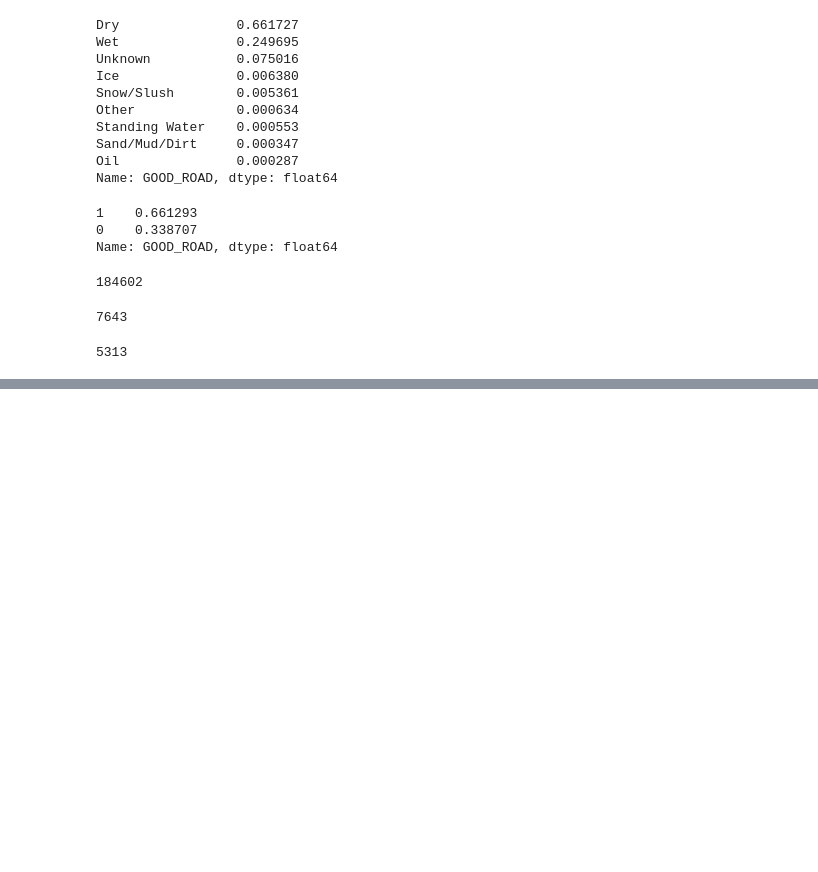
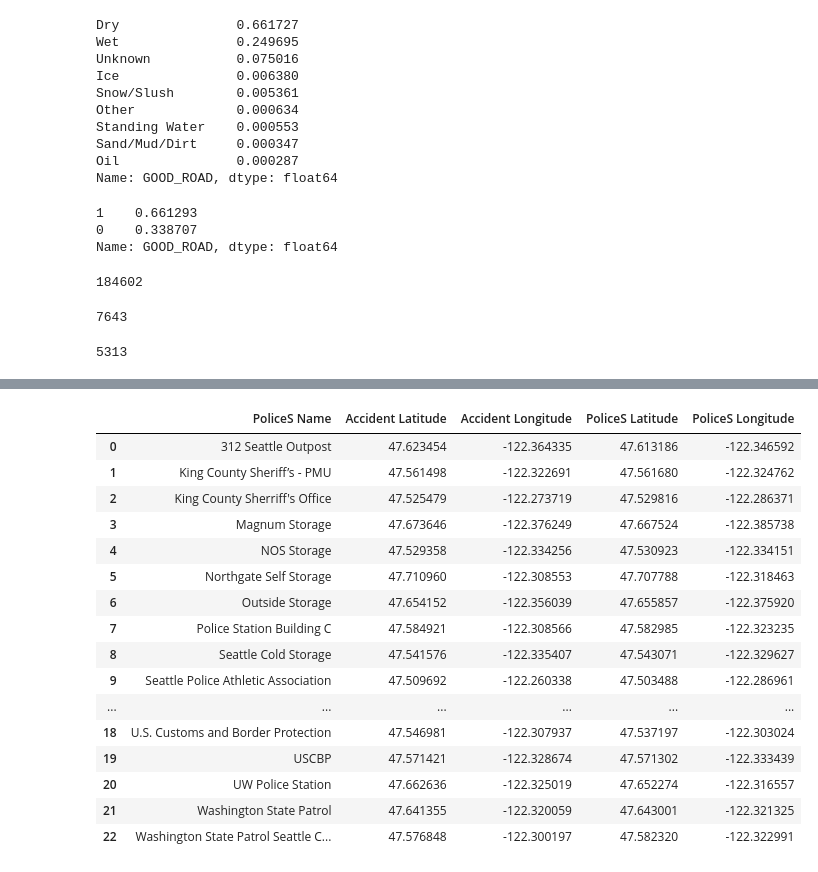
Before and after one commit to scovron/Coursera_Capstone, a Jupyter notebook: NB - Characteristics of car accidents.ipynb, the cells around one changed output, grey strips where cells are left out. Drawn from its saved outputs; the diff is of its cells as text; code cells hidden in the pictures; blank space fills up the shorter version.

```diff
--- a/NB - Characteristics of car accidents.ipynb
+++ b/NB - Characteristics of car accidents.ipynb
@@ -285,0 +321,7 @@ def getNearbyEmergencies(names, latitudes, longitudes, radius=2000):
+# %%
+len(nearby_em)
+
+nearby_em_gruoped = nearby_em.groupby(['Emergency Name']).mean().reset_index()
+nearby_em_gruoped
+
+#List of an nearby Emergency Stations which needs to be prepared for casaulties during the night and bad weather conditions
@@ -285,0 +343,18 @@ def getNearbyEmergencies(names, latitudes, longitudes, radius=2000):
+# %%
+
+latitude_x = 47.54
+longitude_y = -122.32
+map_Seattle = folium.Map(location=[latitude_x, longitude_y], zoom_start=10)
+
+for lat, lng in zip(nearby_em_gruoped['Emergency Latitude'], nearby_em_gruoped['Emergency Longitude']):
+    folium.CircleMarker(
+        [lat, lng],
+        radius=25,
+        popup=None,
+        color='green',
+        fill=True,
+        fill_color='#3186cc',
+        fill_opacity=0.7,
+        parse_html=False).add_to(map_Seattle)
+
+map_Seattle
@@ -286,3 +401,31 @@ def getNearbyEmergencies(names, latitudes, longitudes, radius=2000):
+# %%
+# Getting the nearby police stations which needs to be prepared in case of night and bad weather conditions
+nearby_plc_night_bw = getNearbyPoliceStations()
+# %%
+len(nearby_plc_night_bw)
+
+nearby_plc_night_bw_gruoped = nearby_plc_night_bw.groupby(['PoliceS Name']).mean().reset_index()
+nearby_plc_night_bw_gruoped
+
+#List of an nearby Police Stations which needs to be prepared for casaulties during the night and bad weather conditions
+# %% [output]
+|  | PoliceS Name | Accident Latitude | Accident Longitude | PoliceS Latitude | PoliceS Longitude |
+| 0 | 312 Seattle Outpost | 47.623454 | -122.364335 | 47.613186 | -122.346592 |
+| 1 | King County Sheriff’s - PMU | 47.561498 | -122.322691 | 47.561680 | -122.324762 |
+| 2 | King County Sherriff's Office | 47.525479 | -122.273719 | 47.529816 | -122.286371 |
+| 3 | Magnum Storage | 47.673646 | -122.376249 | 47.667524 | -122.385738 |
+| 4 | NOS Storage | 47.529358 | -122.334256 | 47.530923 | -122.334151 |
+| 5 | Northgate Self Storage | 47.710960 | -122.308553 | 47.707788 | -122.318463 |
+| 6 | Outside Storage | 47.654152 | -122.356039 | 47.655857 | -122.375920 |
+| 7 | Police Station Building C | 47.584921 | -122.308566 | 47.582985 | -122.323235 |
+| 8 | Seattle Cold Storage | 47.541576 | -122.335407 | 47.543071 | -122.329627 |
+| 9 | Seattle Police Athletic Association | 47.509692 | -122.260338 | 47.503488 | -122.286961 |
+| ... | ... | ... | ... | ... | ... |
+| 18 | U.S. Customs and Border Protection | 47.546981 | -122.307937 | 47.537197 | -122.303024 |
+| 19 | USCBP | 47.571421 | -122.328674 | 47.571302 | -122.333439 |
+| 20 | UW Police Station | 47.662636 | -122.325019 | 47.652274 | -122.316557 |
+| 21 | Washington State Patrol | 47.641355 | -122.320059 | 47.643001 | -122.321325 |
+| 22 | Washington State Patrol Seattle C... | 47.576848 | -122.300197 | 47.582320 | -122.322991 |
 # %%
 latitude_x = 47.54
 longitude_y = -122.32
```
Also changed, not shown: parts of 10 cells of this notebook.
